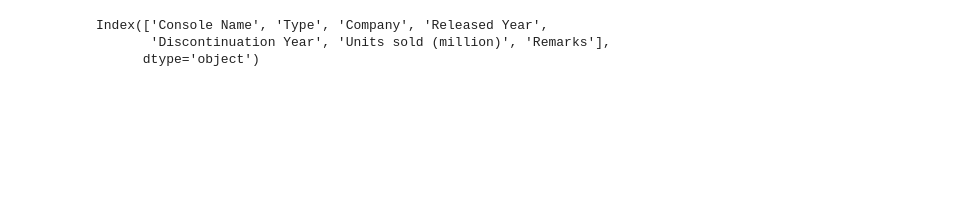
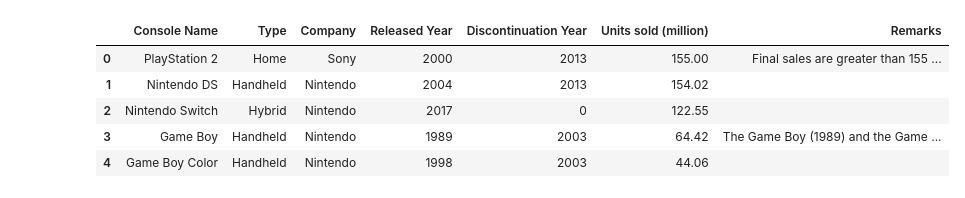
Before and after one commit to Teerp1986/The-Evolution-Of-Gaming, a Jupyter notebook: notebooks/vgconsoles.ipynb, the cells around one changed output. Saved outputs shown, nothing was run; the diff lists cells and outputs as text; code cells hidden in the pictures; blank space fills up the shorter version.

```diff
--- a/notebooks/vgconsoles.ipynb
+++ b/notebooks/vgconsoles.ipynb
@@ -5,4 +6,12 @@ import numpy as np
 import seaborn as sns
 # %%
-df_vgconsoles = pd.read_csv('C:\\Users\\Tonika Price\\Source\\Repos\\EvolutionOfGaming\\Data\\GamingConsoles.csv')
-df_vgconsoles.head(20)
+import mysql.connector
+
+conn = mysql.connector.connect(
+    host="127.0.0.1",
+    user="root",
+    password="Catalyst@312",
+    database="dagevolve"
+)
+
+cursor = conn.cursor()
@@ -27,7 +18,11 @@ df_vgconsoles.head(20)
 # %%
-#list of df_vgconsoles.columns)
-df_vgconsoles.columns
+cursor.execute("SELECT * FROM GameConsoles;")
+df = pd.DataFrame(cursor.fetchall(), columns=[col[0] for col in cursor.description])
+df.head()
 # %% [output]
-Index(['Console Name', 'Type', 'Company', 'Released Year',
-       'Discontinuation Year', 'Units sold (million)', 'Remarks'],
-      dtype='object')
+|  | Console Name | Type | Company | Released Year | Discontinuation Year | Units sold (million) | Remarks |
+| 0 | PlayStation 2 | Home | Sony | 2000 | 2013 | 155.00 | Final sales are greater than 155 ... |
+| 1 | Nintendo DS | Handheld | Nintendo | 2004 | 2013 | 154.02 |  |
+| 2 | Nintendo Switch | Hybrid | Nintendo | 2017 | 0 | 122.55 |  |
+| 3 | Game Boy | Handheld | Nintendo | 1989 | 2003 | 64.42 | The Game Boy (1989) and the Game ... |
+| 4 | Game Boy Color | Handheld | Nintendo | 1998 | 2003 | 44.06 |  |
```
Also changed, not shown: parts of 2 cells of this notebook, 1 other file.
